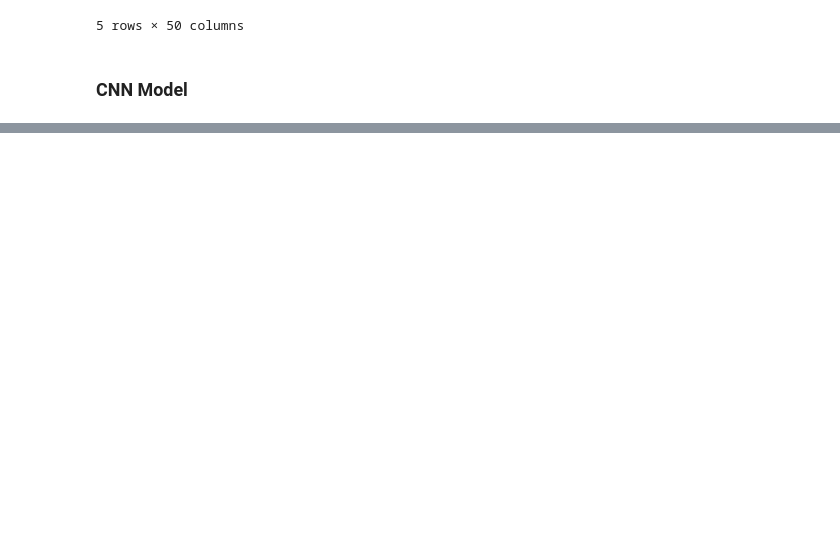
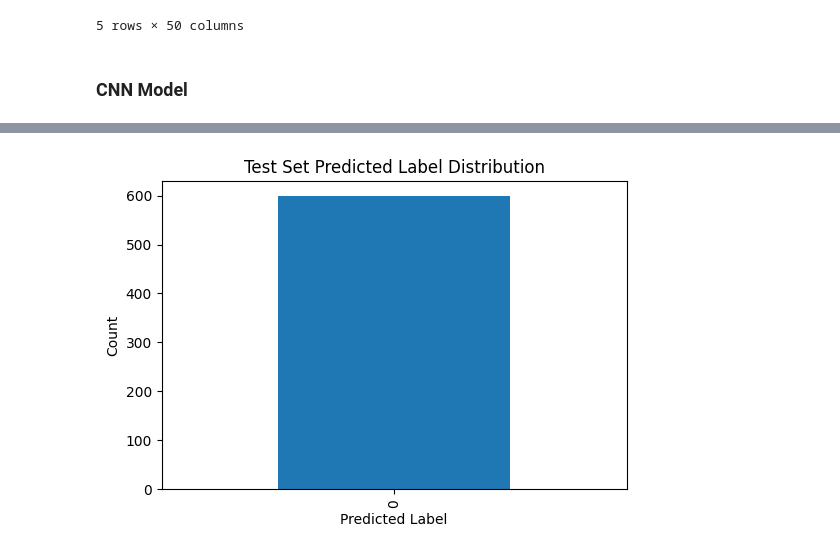
Before and after one commit to AI-Moguls/Week8_AI_For_SoftwareEngineering-, a Jupyter notebook: index.ipynb, the cells around one changed output, grey strips where cells are left out. Drawn from its saved outputs; the diff is of its cells as text; code cells hidden in the pictures; blank space fills up the shorter version.

```diff
--- a/index.ipynb
+++ b/index.ipynb
@@ -449,5 +525,17 @@ s2_test_feats.columns = ['_'.join(col).strip("_") for col in s2_test_feats.colum
+# %%
+if 'ID' not in s1_test_feats.columns:
+    s1_test_feats = s1_test_feats.reset_index()
+if 'ID' not in s2_test_feats.columns:
+    s2_test_feats = s2_test_feats.reset_index()
 # %%
-# Merge test features
-test_df = s2_test_feats.merge(s1_test_feats, on="ID", how="outer").fillna(0)
-X_test = test_df.drop(columns=["ID"])
-test_preds = model.predict(X_test)
+test_df = pd.merge(s2_test_feats, s1_test_feats, on="ID", how="outer").fillna(0)
+# %%
+X_test = test_df.drop(columns=["ID"])
+for col in X_train.columns:
+    if col not in X_test.columns:
+        X_test[col] = 0
+X_test = X_test[X_train.columns]
+# %%
+X_test_scaled = scaler.transform(X_test)
+X_test_cnn = np.expand_dims(X_test_scaled, axis=2)
+test_preds = model.predict(X_test_cnn)
@@ -456,3 +546,12 @@ test_preds = model.predict(X_test)
 predicted_labels = np.argmax(test_preds, axis=1)
 submission = pd.DataFrame({'ID': test_df['ID'], 'label': predicted_labels})
 submission.to_csv('submission.csv', index=False)
+# %%
+plt.figure(figsize=(6,4))
+submission['label'].value_counts().sort_index().plot(kind='bar')
+plt.xlabel('Predicted Label')
+plt.ylabel('Count')
+plt.title('Test Set Predicted Label Distribution')
+plt.show()
+# %% [output]
+[figure, added]
```
Also changed, not shown: parts of 13 cells of this notebook.
